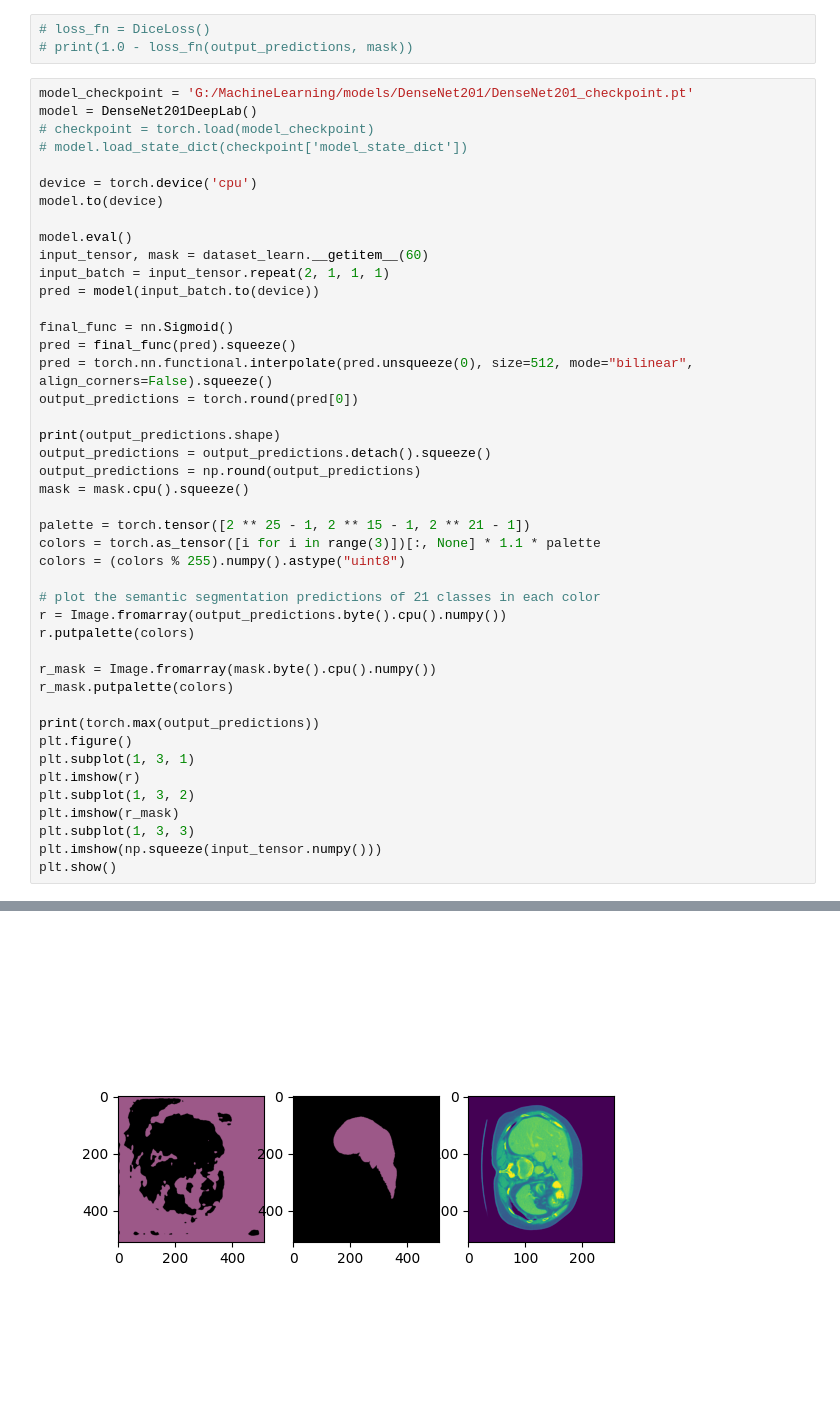
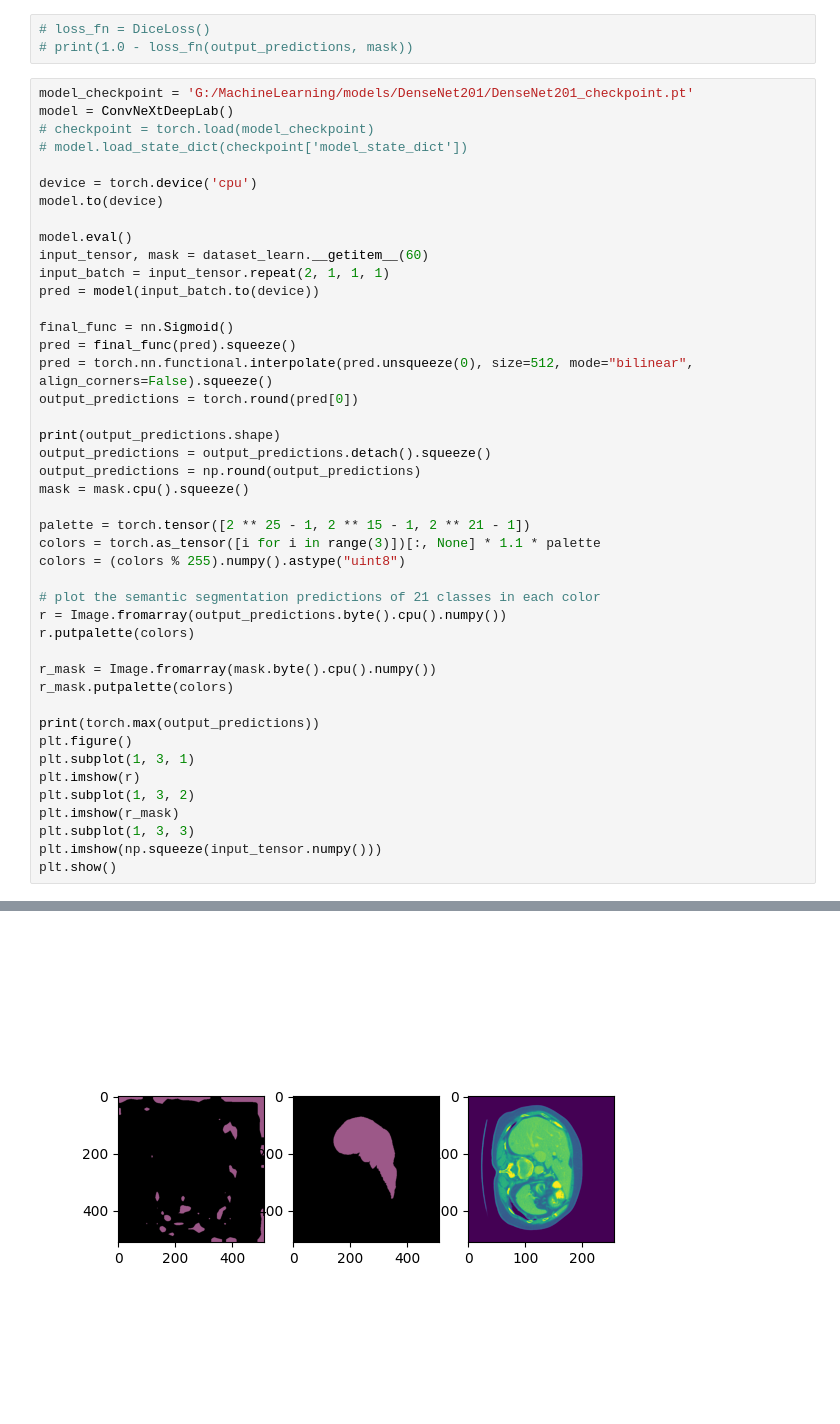
Before and after one commit to StanciulescuAndrei/LicentaUPB, a Jupyter notebook: ML_train_tester.ipynb, the cells around one changed output, grey strips where cells are left out. Saved outputs shown, nothing was run; the diff lists cells and outputs as text.

```diff
--- a/ML_train_tester.ipynb
+++ b/ML_train_tester.ipynb
@@ -97,7 +96,7 @@ dataloader_test = torch.utils.data.DataLoader(dataset_learn, batch_size=2, shuff
 # print(1.0 - loss_fn(output_predictions, mask))
 # %%
 model_checkpoint = 'G:/MachineLearning/models/DenseNet201/DenseNet201_checkpoint.pt'
-model = DenseNet201DeepLab()
+model = ConvNeXtDeepLab()
 # checkpoint = torch.load(model_checkpoint)
 # model.load_state_dict(checkpoint['model_state_dict'])
 
@@ -144,6 +143,6 @@ torch.Size([2, 1920, 64, 64])
 torch.Size([512, 512])
 tensor(1.)
-[figure, old version]
+[figure, new version]
 # %%
 loss_fn = DiceLoss()
 print(1.0 - loss_fn(output_predictions, mask))
```
Also changed, not shown: parts of 3 cells of this notebook, 3 other files.
